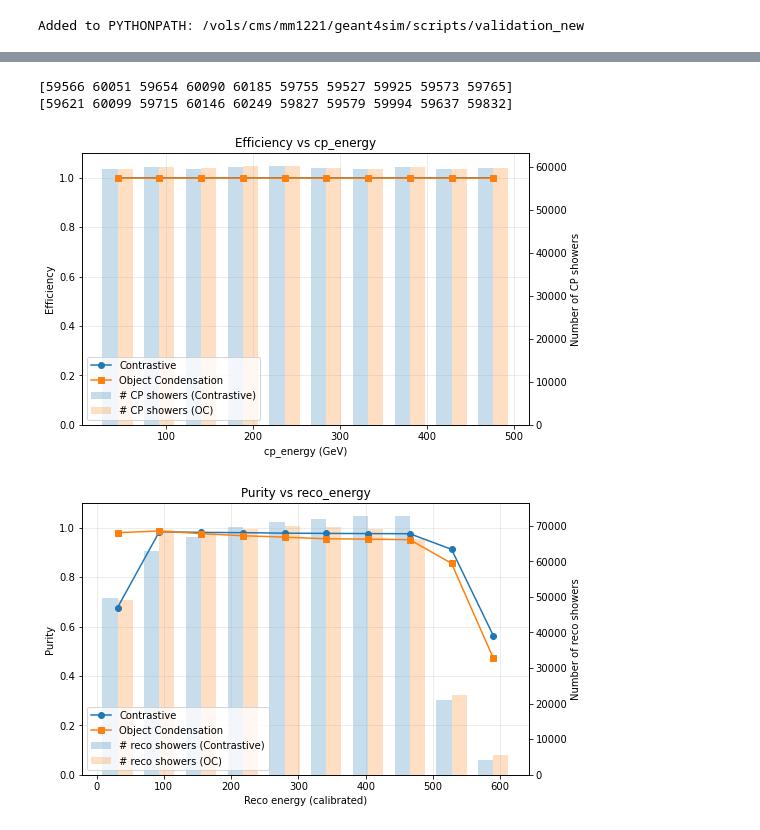
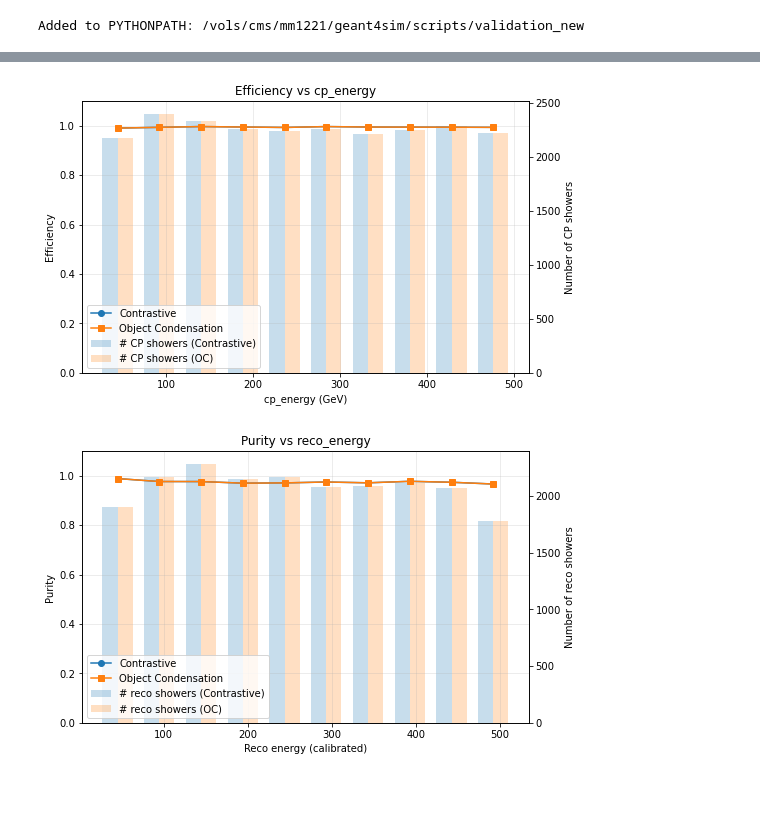
Before and after one commit to jerry-chun/HGCAL_CL, a Jupyter notebook: scripts/validation_new/notebooks/plots.ipynb, the cells around one changed output, grey strips where cells are left out. Cells and saved outputs as stored; diff of their text form; code cells hidden in the pictures; blank space fills up the shorter version.

```diff
--- a/scripts/validation_new/notebooks/plots.ipynb
+++ b/scripts/validation_new/notebooks/plots.ipynb
@@ -41,7 +32,7 @@ def load_csv_folder_with_event_offset(folder, event_col="event_id"):
     return pd.concat(dfs, ignore_index=True)
 # %%
 df_contrastive = load_csv_folder_with_event_offset("../dfs")
-df_oc          = load_csv_folder_with_event_offset("../CSV_oc")
+df_oc          = load_csv_folder_with_event_offset("../dfs")
 
 print(df_contrastive["event_id"].min(), df_contrastive["event_id"].max())
 print(df_oc["event_id"].min(), df_oc["event_id"].max())
@@ -53,3 +42,3 @@ df_cont2 = df_contrastive
 # %%
-df_contrastive = df_contrastive[df_contrastive["reco_energy"] >= 130].reset_index(drop=True)
-df_oc = df_oc[df_oc["reco_energy"] >= 130].reset_index(drop=True)
+df_contrastive = df_contrastive[df_contrastive["reco_energy"] >= 100].reset_index(drop=True)
+df_oc = df_oc[df_oc["reco_energy"] >= 100].reset_index(drop=True)
@@ -96,22 +70,20 @@ for i in range(n_bins):
     df_oc_bin = df_oc[(df_oc["PrimaryEnergy"] >= low) &
                       (df_oc["PrimaryEnergy"] < high)]
 
-    eff_contrastive.append(calc_efficiency(df_c_bin, threshold=0.5) if len(df_c_bin) else np.nan)
-    eff_oc.append(calc_efficiency(df_oc_bin, threshold=0.5) if len(df_oc_bin) else np.nan)
+    eff_contrastive.append(calc_efficiency(df_c_bin, threshold=0.5))
+    eff_oc.append(calc_efficiency(df_oc_bin, threshold=0.5))
 
 
-# 2) Purity binning restricted to 10–100 GeV reco_energy
+# 2) Purity binning
 
-LOW = 0  # 10 GeV in MeV
-HIGH = 3000 # 100 GeV in MeV
+LOW = 96.6786064746
+HIGH = 2496.96516186
 
-# mask to only use events in this physical range
 df_c_restricted = df_contrastive[(df_contrastive["reco_energy"] >= LOW) &
                                  (df_contrastive["reco_energy"] <= HIGH)]
 df_oc_restricted = df_oc[(df_oc["reco_energy"] >= LOW) &
                          (df_oc["reco_energy"] <= HIGH)]
 
-# choose bins **within this restricted range only**
 reco_bins = np.linspace(LOW, HIGH, n_bins + 1)
 reco_bin_centers = 0.5 * (reco_bins[:-1] + reco_bins[1:])
 
@@ -165,9 +104,7 @@ print(cp_counts_oc)
 import numpy as np
 import matplotlib.pyplot as plt
 
-# =========================================================
 # Robust histogram helpers (counts unique showers, not rows)
-# =========================================================
 
 def _bin_index(values, bins):
     """Return bin indices 0..(nbins-1) using [low, high) convention (last bin includes right edge)."""
@@ -180,7 +117,6 @@ def counts_per_bin_unique(df, value_col, bins, *, event_col="event_id", id_col=N
     """
     Count UNIQUE objects per bin.
     - If id_col is provided: count unique (event_id, id_col) objects (e.g. CPs or reco clusters) per bin.
-    - If id_col is None: count rows per bin (fallback).
     - mask is applied BEFORE dropping duplicates.
     """
     if mask is not None:
@@ -188,33 +124,24 @@ def counts_per_bin_unique(df, value_col, bins, *, event_col="event_id", id_col=N
     else:
         d = df[[value_col] + ([event_col] if event_col in df.columns else []) + ([id_col] if id_col else [])]
 
-    # drop NaN/inf in value_col
     d = d[np.isfinite(d[value_col].to_numpy())]
 
     if id_col is not None:
         if event_col not in d.columns:
             raise ValueError(f"event_col='{event_col}' not in df columns; needed to count unique objects per event.")
-        # one row per object
         d = d.drop_duplicates(subset=[event_col, id_col])
 
     idx = _bin_index(d[value_col].to_numpy(), bins)
     return np.bincount(idx, minlength=len(bins) - 1)
 
 
-# =========================================================
-# Efficiency plot + CP histogram background (ROBUST)
-# =========================================================
+# Efficiency plot + CP histogram background
 
-# IMPORTANT: set these to your actual column names
 EVENT_COL = "event_id"
-CP_ID_COL = "cp_id"          # <- change if needed (e.g. "cpID", "CP_id", etc.)
+CP_ID_COL = "cp_id"
 
-# robust counts: unique CPs per bin (NOT rows)
 cp_counts_c  = counts_per_bin_unique(df_contrastive, "PrimaryEnergy", cp_bins, event_col=EVENT_COL, id_col=CP_ID_COL)
 cp_counts_oc = counts_per_bin_unique(df_oc,          "PrimaryEnergy", cp_bins, event_col=EVENT_COL, id_col=CP_ID_COL)
-
-print(cp_counts_c)
-print(cp_counts_oc)
 
 # bin widths in GeV for bar plotting
 cp_bin_centers_GeV = cp_bin_centers / 1000.0
@@ -253,30 +180,22 @@ ax.legend(h1 + h2, l1 + l2, loc="best")
 plt.show()
 
 
-# =========================================================
-# Purity plot + reco histogram background (be careful!)
-# =========================================================
+# Purity plot + reco histogram background
 
 CAL = 2.06871e-01  # energy calibration factor
 
-# reco energies in RAW space (as stored)
+# reco energies
 reco_vals_c  = df_contrastive["reco_energy"].to_numpy()
 reco_vals_oc = df_oc["reco_energy"].to_numpy()
 
-# Define the selection window in RAW space (your existing LOW/HIGH)
 mask_c  = np.isfinite(reco_vals_c)  & (reco_vals_c  >= LOW) & (reco_vals_c  <= HIGH)
 mask_oc = np.isfinite(reco_vals_oc) & (reco_vals_oc >= LOW) & (reco_vals_oc <= HIGH)
 
-# (A) Count reco showers robustly:
-# You MUST count unique reconstructed objects, not rows. Set RECO_ID_COL to your reco-cluster identifier column.
-# If you don't have one, set RECO_ID_COL=None and it will fall back to row-counts (less robust).
-RECO_ID_COL = "reco_id"  # <- change to your column name if different (e.g. "RecoID", "pred_id", etc.). If none exists, set to None.
-
+# Count reco showers
+RECO_ID_COL = "reco_id"
 reco_counts_c  = counts_per_bin_unique(df_contrastive, "reco_energy", reco_bins, event_col=EVENT_COL, id_col=RECO_ID_COL, mask=mask_c)
 reco_counts_oc = counts_per_bin_unique(df_oc,          "reco_energy", reco_bins, event_col=EVENT_COL, id_col=RECO_ID_COL, mask=mask_oc)
 
-# (B) Plot x-axis in CALIBRATED space:
-# Your bins are defined in RAW space; we are only transforming the geometry for display.
 reco_bin_centers_cal = reco_bin_centers * CAL
 reco_bin_widths_cal  = (reco_bins[1:] - reco_bins[:-1]) * CAL
 
@@ -294,40 +213,35 @@ ax_counts.bar(
 )
 ax_counts.bar(
     reco_bin_centers_cal + offset,
     reco_counts_oc,
     width=0.36 * reco_bin_widths_cal,
     alpha=0.25,
     label="# reco showers (OC)",
 )
 
 ax.set_zorder(2)
 ax.patch.set_alpha(0.0)
 ax_counts.set_zorder(1)
 
-# Purity curves MUST correspond to the same bins you used for counts.
-# Here we assume purity_contrastive / purity_oc are already computed per reco_bin (RAW),
-# so we only transform the x-coordinates for display.
 ax.plot(reco_bin_centers_cal, purity_contrastive, "o-", label="Contrastive")
 ax.plot(reco_bin_centers_cal, purity_oc, "s-", label="Object Condensation")
 
 ax.set_xlabel("Reco energy (calibrated)")
 ax.set_ylabel("Purity")
 ax.set_title("Purity vs reco_energy")
 ax.set_ylim(0, 1.1)
 ax.grid(True, alpha=0.3)
 
 ax_counts.set_ylabel("Number of reco showers")
 
 h1, l1 = ax.get_legend_handles_labels()
 h2, l2 = ax_counts.get_legend_handles_labels()
 ax.legend(h1 + h2, l1 + l2, loc="best")
 
 plt.show()
 # %% [output]
-[59566 60051 59654 60090 60185 59755 59527 59925 59573 59765]
-[59621 60099 59715 60146 60249 59827 59579 59994 59637 59832]
-[figure, old version]
+[figure, new version]
-[figure, old version]
+[figure, new version]
 # %%
 import numpy as np
 import matplotlib.pyplot as plt
```
Also changed, not shown: parts of 8 cells of this notebook, 18 other files.
